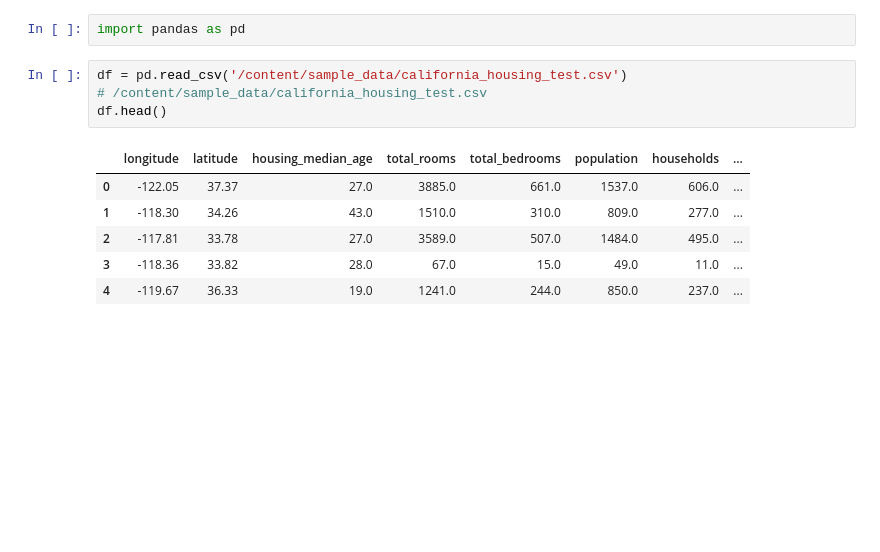
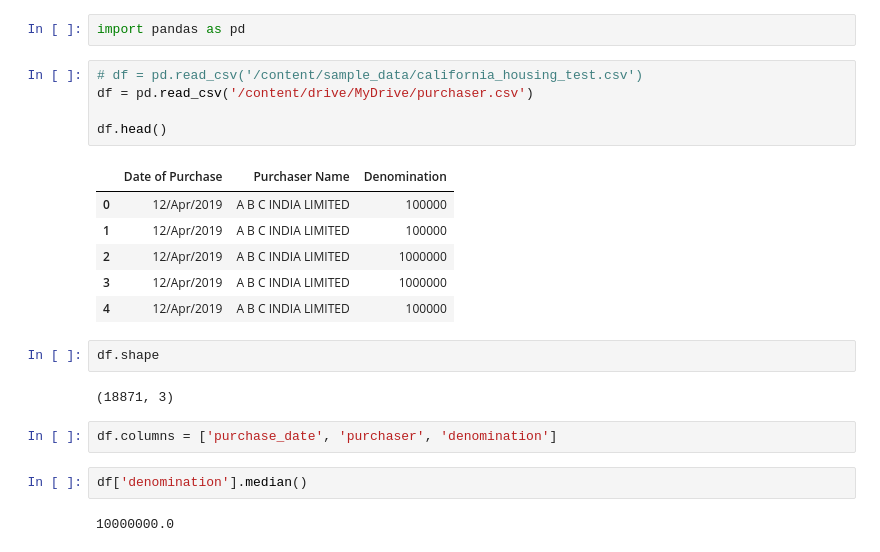
Before and after one commit to ROHIT318/python-practice, a Jupyter notebook: learn_pandas.ipynb, the cells around one changed output. Cells and saved outputs as stored; diff of their text form; blank space fills up the shorter version.

```diff
--- a/learn_pandas.ipynb
+++ b/learn_pandas.ipynb
@@ -3,13 +3,24 @@
 # %%
 import pandas as pd
 # %%
-df = pd.read_csv('/content/sample_data/california_housing_test.csv')
-# /content/sample_data/california_housing_test.csv
+# df = pd.read_csv('/content/sample_data/california_housing_test.csv')
+df = pd.read_csv('/content/drive/MyDrive/purchaser.csv')
+
 df.head()
 # %% [output]
-|  | longitude | latitude | housing_median_age | total_rooms | total_bedrooms | population | households | ... |
-| 0 | -122.05 | 37.37 | 27.0 | 3885.0 | 661.0 | 1537.0 | 606.0 | ... |
-| 1 | -118.30 | 34.26 | 43.0 | 1510.0 | 310.0 | 809.0 | 277.0 | ... |
-| 2 | -117.81 | 33.78 | 27.0 | 3589.0 | 507.0 | 1484.0 | 495.0 | ... |
-| 3 | -118.36 | 33.82 | 28.0 | 67.0 | 15.0 | 49.0 | 11.0 | ... |
-| 4 | -119.67 | 36.33 | 19.0 | 1241.0 | 244.0 | 850.0 | 237.0 | ... |
+|  | Date of Purchase | Purchaser Name | Denomination |
+| 0 | 12/Apr/2019 | A B C INDIA LIMITED | 100000 |
+| 1 | 12/Apr/2019 | A B C INDIA LIMITED | 100000 |
+| 2 | 12/Apr/2019 | A B C INDIA LIMITED | 1000000 |
+| 3 | 12/Apr/2019 | A B C INDIA LIMITED | 1000000 |
+| 4 | 12/Apr/2019 | A B C INDIA LIMITED | 100000 |
+# %%
+df.shape
+# %% [output]
+(18871, 3)
+# %%
+df.columns = ['purchase_date', 'purchaser', 'denomination']
+# %%
+df['denomination'].median()
+# %% [output]
+10000000.0
```
Also changed, not shown: parts of 3 cells of this notebook.
